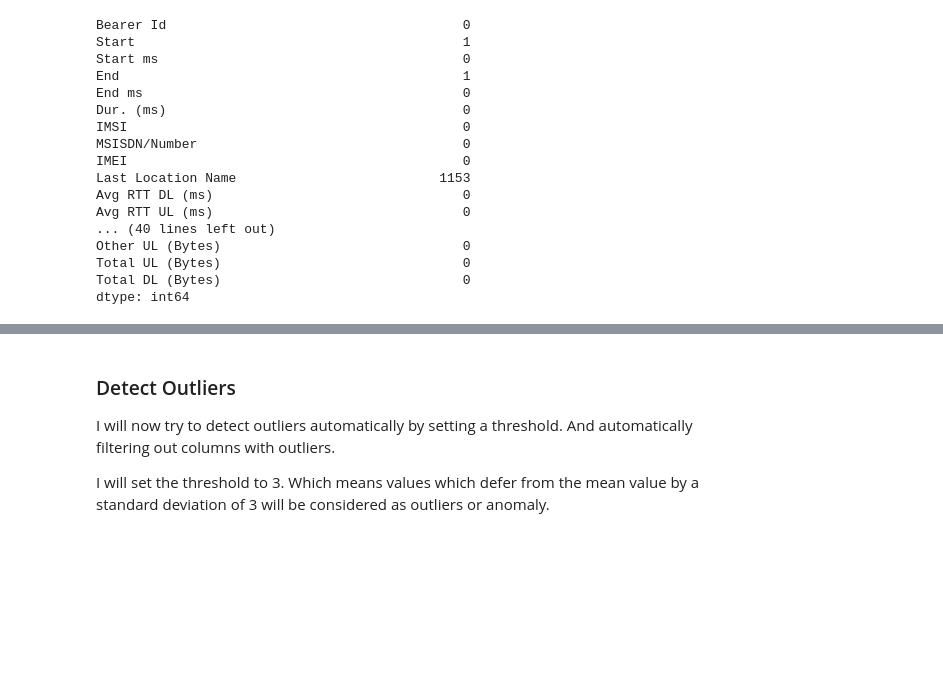
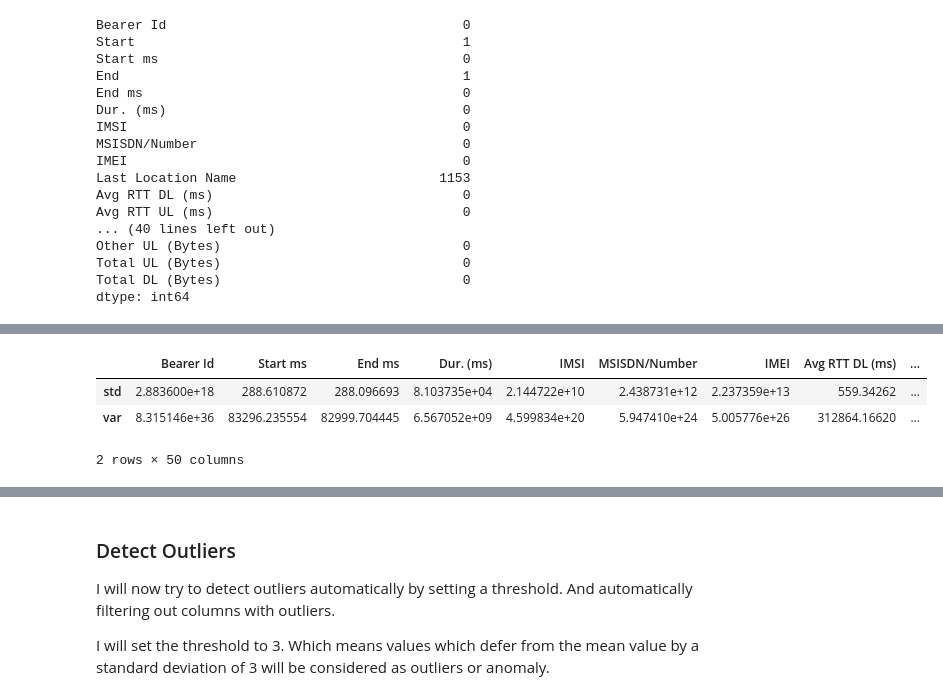
Before and after one commit to biniyam69/telecom, a Jupyter notebook: notebooks/EDA.ipynb, the cells around one changed output, grey strips where cells are left out. Drawn from its saved outputs; the diff is of its cells as text; code cells hidden in the pictures; blank space fills up the shorter version.

```diff
--- a/notebooks/EDA.ipynb
+++ b/notebooks/EDA.ipynb
@@ -368,0 +401,9 @@ dtype: int64
+# %%
+numeric_columns = df.select_dtypes(include=['float64', 'int64'])
+dispersion_parameters = numeric_columns.agg(['std', 'var'])
+dispersion_parameters
+# %% [output]
+|  | Bearer Id | Start ms | End ms | Dur. (ms) | IMSI | MSISDN/Number | IMEI | Avg RTT DL (ms) | ... |
+| std | 2.883600e+18 | 288.610872 | 288.096693 | 8.103735e+04 | 2.144722e+10 | 2.438731e+12 | 2.237359e+13 | 559.34262 | ... |
+| var | 8.315146e+36 | 83296.235554 | 82999.704445 | 6.567052e+09 | 4.599834e+20 | 5.947410e+24 | 5.005776e+26 | 312864.16620 | ... |
+2 rows × 50 columns
```
Also changed, not shown: parts of 6 cells of this notebook.
